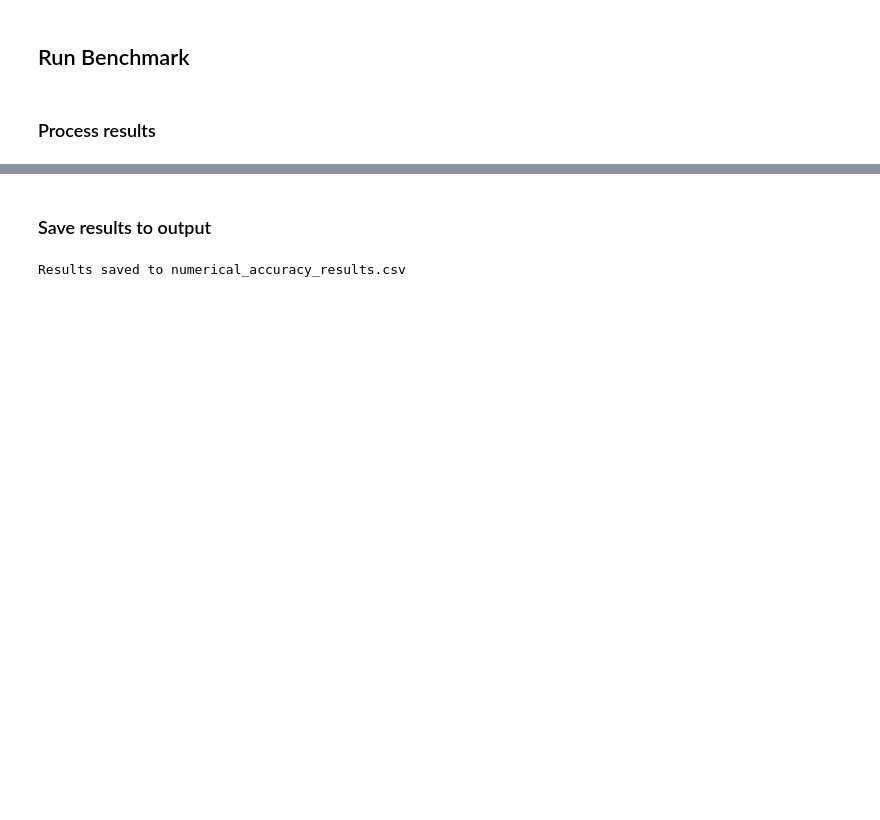
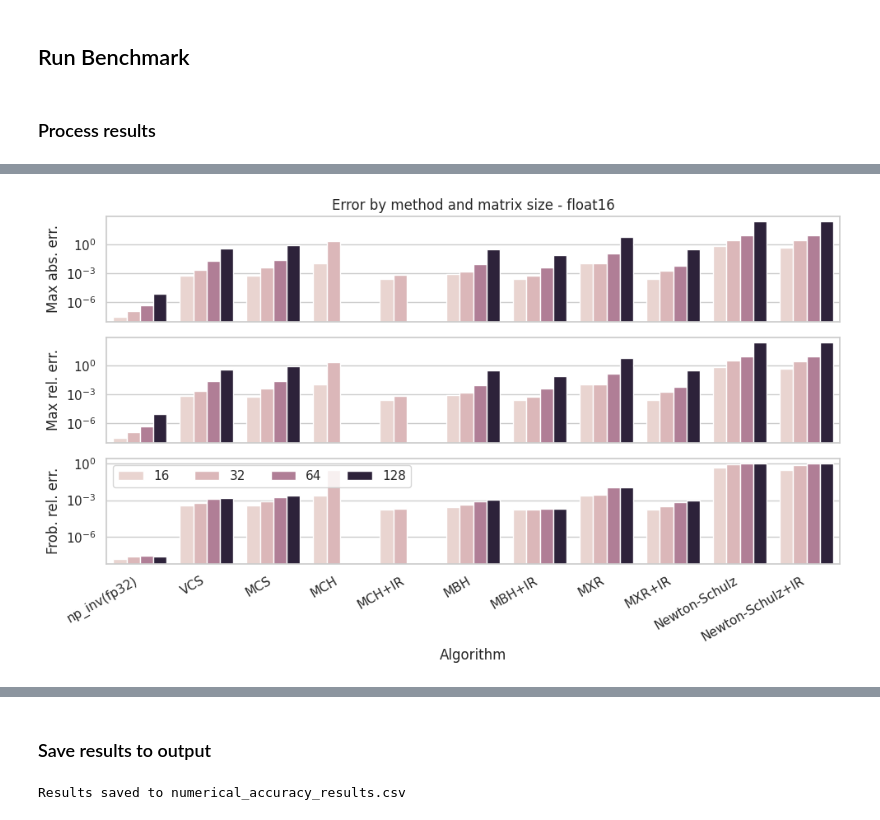
Before and after one commit to huawei-csl/gdn-tri-inverse, a Jupyter notebook: profiling/nbs/MatrixInversesBench.ipynb, the cells around one changed output, grey strips where cells are left out. Drawn from its saved outputs; the diff is of its cells as text; code cells hidden in the pictures; blank space fills up the shorter version.

```diff
--- a/profiling/nbs/MatrixInversesBench.ipynb
+++ b/profiling/nbs/MatrixInversesBench.ipynb
@@ -335,3 +386,67 @@ df.head(25)
+# %%
+import seaborn as sns
+import matplotlib.pyplot as plt
+
+# Seaborn style
+sns.set_theme(style="whitegrid")
+
+# Ensure consistent algorithm order
+algo_order = ALGORITHMS.keys()
+
+dtype_str = 'float16'
+
+plot_df = df[(df["dtype"] == dtype_str)].copy()
+
+fig, ax = plt.subplots(nrows=3, ncols=1, figsize=(10, 6), sharex=True)
+
+abs_err_plot = sns.barplot(
+    data=plot_df,
+    x="algo",
+    y="max_abs_err",
+    hue="size",              # grouped bars by matrix size
+    order=algo_order,
+    estimator="mean",        # or "median" (often better for errors)
+    errorbar=None,             # disable CI bars (paper-friendly)
+    ax=ax[0],
+
+)
+rel_err_plot = sns.barplot(
+    data=plot_df,
+    x="algo",
+    y="max_rel_err",
+    hue="size",              # grouped bars by matrix size
+    order=algo_order,
+    estimator="mean",        # or "median" (often better for errors)
+    errorbar=None,             # disable CI bars (paper-friendly)
+    ax=ax[1]
+)
+frob_err_plot = sns.barplot(
+    data=plot_df,
+    x="algo",
+    y="frobenius_rel_err",
+    hue="size",              # grouped bars by matrix size
+    order=algo_order,
+    estimator="mean",        # or "median" (often better for errors)
+    errorbar=None,             # disable CI bars (paper-friendly)
+    ax=ax[2]
+)
+
+for axis in ax:
+    axis.set_yscale("log")
+ax[0].set_ylabel("Max abs. err.")
+ax[1].set_ylabel("Max rel. err.")
+ax[2].set_ylabel("Frob. rel. err.")
+plt.xlabel("Algorithm")
+plt.xticks(rotation=30, ha="right")
+ax[0].set_title(f"Error by method and matrix size - {dtype_str}")
+ax[2].legend(ncols=4)
+abs_err_plot.legend_.remove()
+rel_err_plot.legend_.remove()
+
+plt.tight_layout()
+plt.show()
+# %% [output]
+[figure, added]
 # %%
 import seaborn as sns
 import matplotlib.pyplot as plt
```
Also changed, not shown: parts of 8 cells of this notebook.
